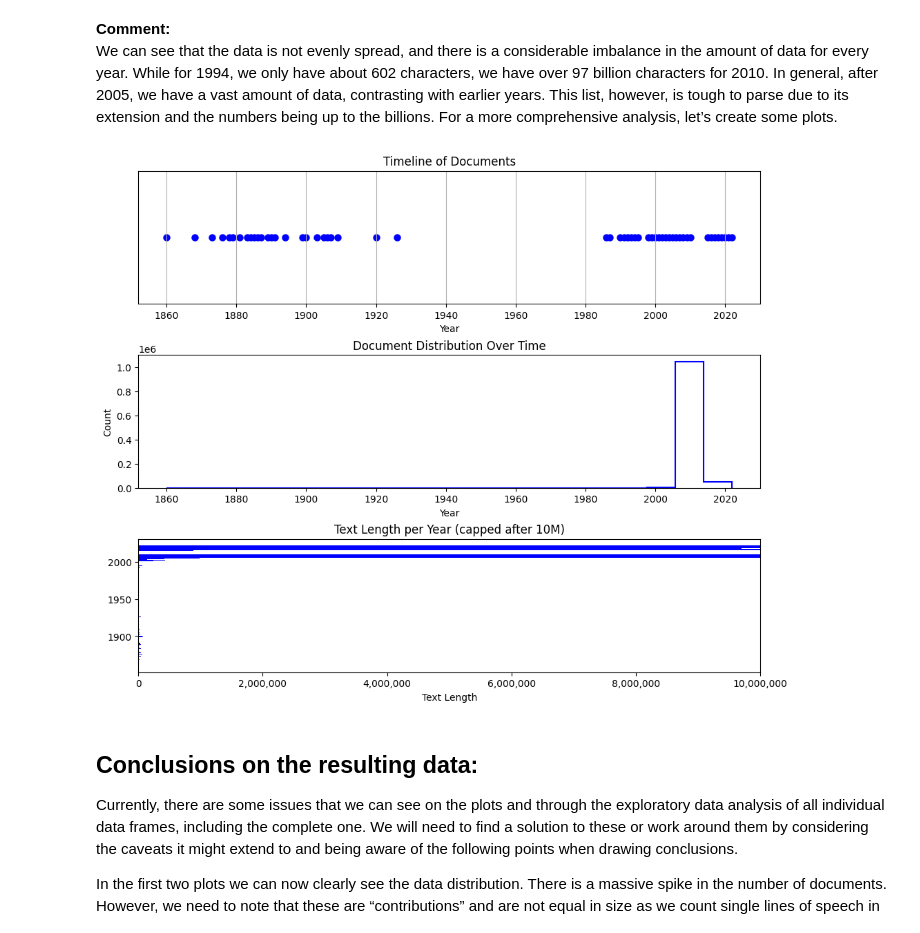
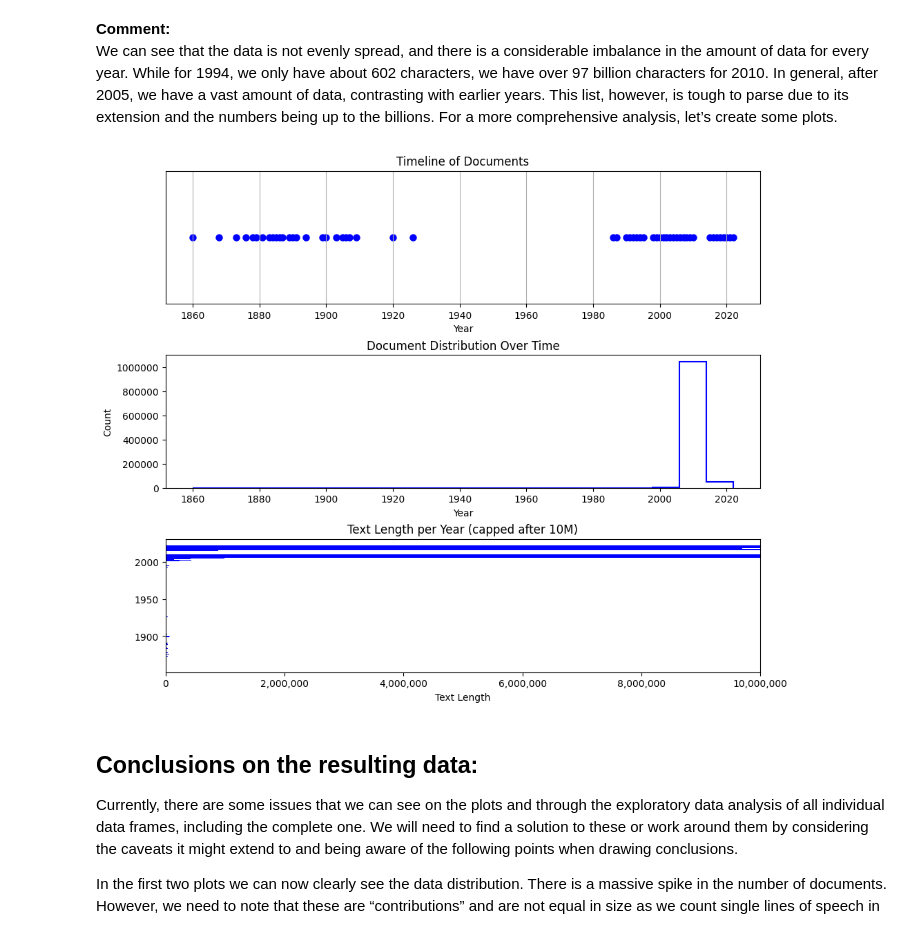
Before and after one commit to Data-Science-for-Linguists-2025/Linguistic-Markers-Catalan-Substitution, a Jupyter notebook: Data-Parsing-Exploratory-Analysis-2.ipynb, the cells around one changed output. Cells and saved outputs as stored; diff of their text form; code cells hidden in the pictures.

```diff
--- a/Data-Parsing-Exploratory-Analysis-2.ipynb
+++ b/Data-Parsing-Exploratory-Analysis-2.ipynb
@@ -738,7 +740,7 @@ radioteca_lines_after2020_df.to_pickle("radioteca2010.pkl")
 # at the moment we will unpickle the dataframe and work from there
 # %%
 # loading the pickled dataframe
-radioteca_df = pd.read_pickle("radioteca2010.pkl")
+radioteca_df = pd.read_pickle("data/radioteca2010.pkl")
 # %%
 print(radioteca_df.shape)
 # %% [output]
@@ -1023,34 +1025,35 @@ fig, ax = plt.subplot_mosaic([["B", "B"],  # Timeline
 
 # (A) Histogram of Document Distribution Over Time
 ax["A"].hist(complete_data.index, bins=min(20, len(years)), histtype="step", color="blue", lw=1.5)
+ax["A"].ticklabel_format(style='plain', axis='y')
 ax["A"].set_title("Document Distribution Over Time")
 ax["A"].set_xlabel("Year")
 ax["A"].set_ylabel("Count")
 
 # (B) Timeline (Scatter Plot)
 ax["B"].scatter(years, y_values, color="blue", marker="o", lw=1.5)
 ax["B"].set_title("Timeline of Documents")
 ax["B"].set_xlabel("Year")
 ax["B"].set_yticks([])  # Remove y-axis labels since they are not meaningful
 ax["B"].grid(axis="x")
 
 # (D) Text length per year in character counts
 capped_values = [min(val, 10_000_000) for val in year_length.values()]  # limit to 10M
 
 ax["D"].barh(list(year_length.keys()), capped_values, color="blue")
 ax["D"].set_title("Text Length per Year (capped after 10M)")
 ax["D"].set_xlabel("Text Length")
 
 # Fix Tick Labels (Without `ticker`)
 x_ticks = ax["D"].get_xticks()
 ax["D"].set_xticks(x_ticks)
 ax["D"].set_xticklabels([f"{int(x):,}" for x in x_ticks])
 ax["D"].set_xlim(0, 10_000_000)
 
 # displaying the plots' mosaic
 plt.show()
 # %% [output]
-[figure, old version]
+[figure, new version]
 # %% [markdown]
 ## Conclusions on the resulting data:
 Currently, there are some issues that we can see on the plots and through the exploratory data analysis of all individual data frames, including the complete one. We will need to find a solution to these or work around them by considering the caveats it might extend to and being aware of the following points when drawing conclusions.
```
Also changed, not shown: parts of 7 cells of this notebook.
